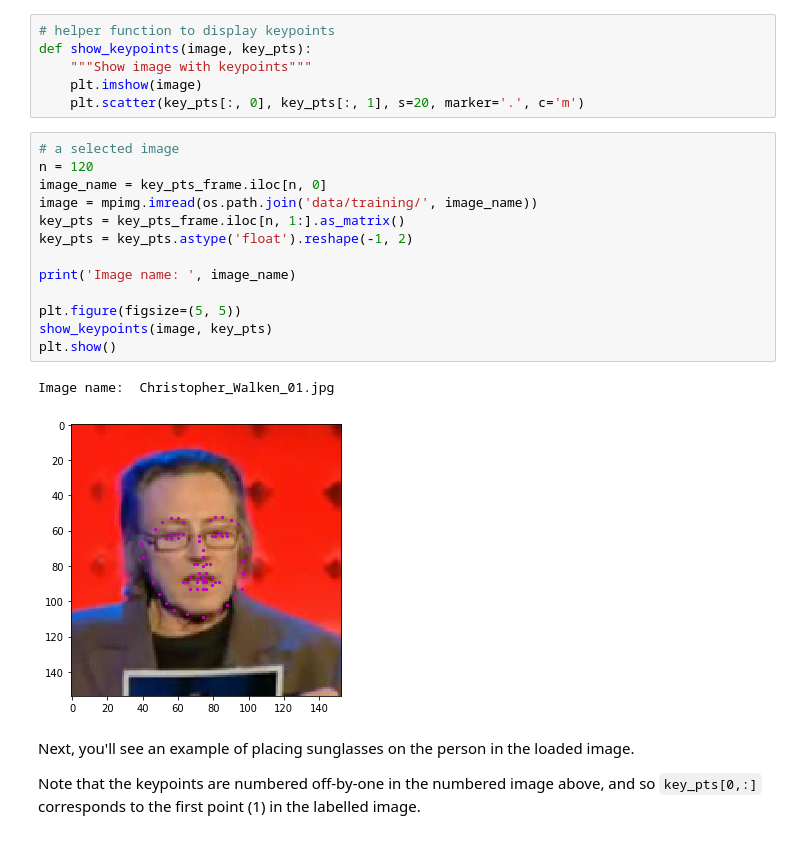
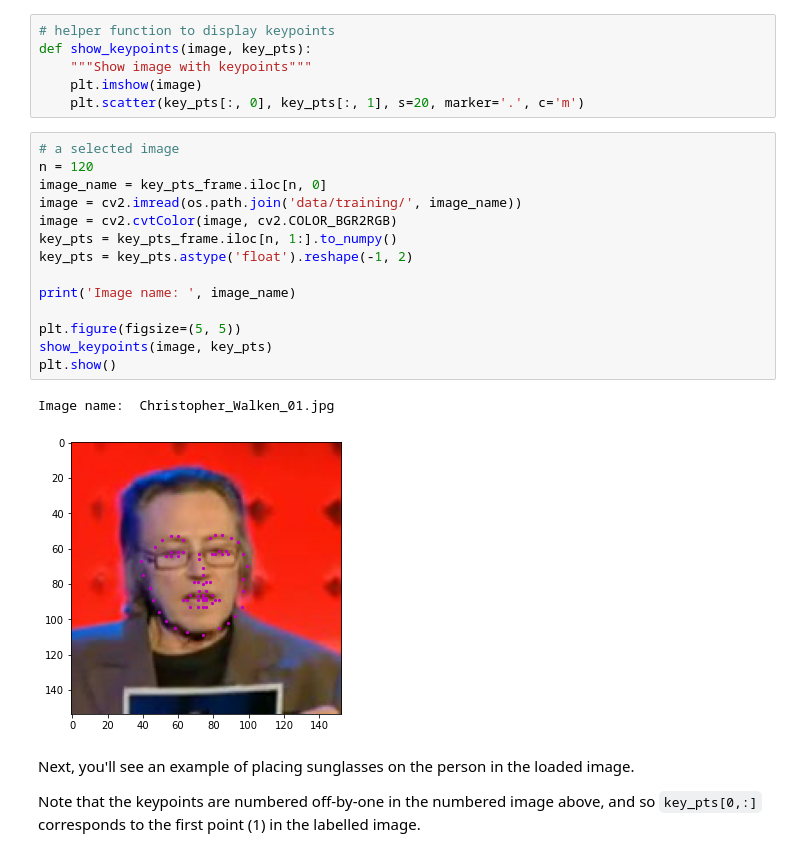
Before and after one commit to xSegFaultx/Facial-Keypoint-Detection, a Jupyter notebook: 4. Fun with Keypoints.ipynb, the cells around one changed output. Drawn from its saved outputs; the diff is of its cells as text.

```diff
--- a/4. Fun with Keypoints.ipynb
+++ b/4. Fun with Keypoints.ipynb
@@ -88,19 +88,20 @@ def show_keypoints(image, key_pts):
 # %%
 # a selected image
 n = 120
 image_name = key_pts_frame.iloc[n, 0]
-image = mpimg.imread(os.path.join('data/training/', image_name))
-key_pts = key_pts_frame.iloc[n, 1:].as_matrix()
+image = cv2.imread(os.path.join('data/training/', image_name))
+image = cv2.cvtColor(image, cv2.COLOR_BGR2RGB)
+key_pts = key_pts_frame.iloc[n, 1:].to_numpy()
 key_pts = key_pts.astype('float').reshape(-1, 2)
 
 print('Image name: ', image_name)
 
 plt.figure(figsize=(5, 5))
 show_keypoints(image, key_pts)
 plt.show()
 # %% [output]
 Image name:  Christopher_Walken_01.jpg
-[figure, old version]
+[figure, new version]
 # %% [markdown]
 Next, you'll see an example of placing sunglasses on the person in the loaded image.
 
```
Also changed, not shown: parts of 7 cells of this notebook, 3 other files.
